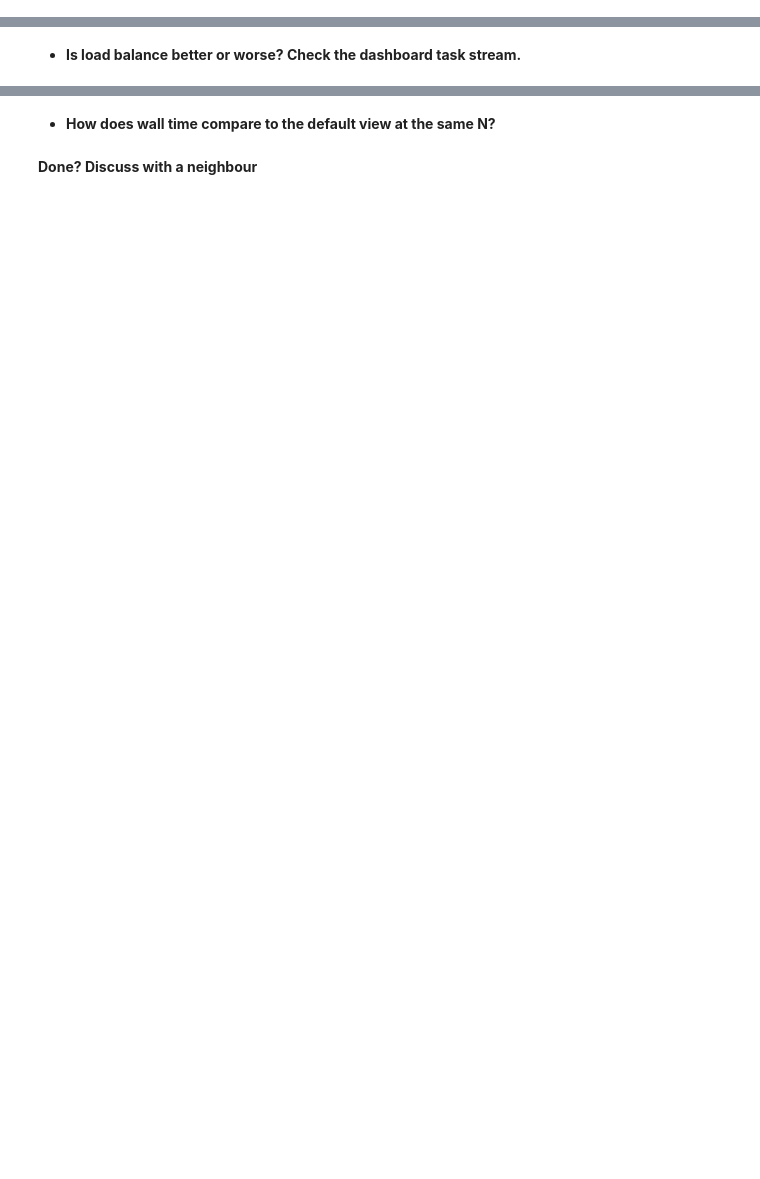
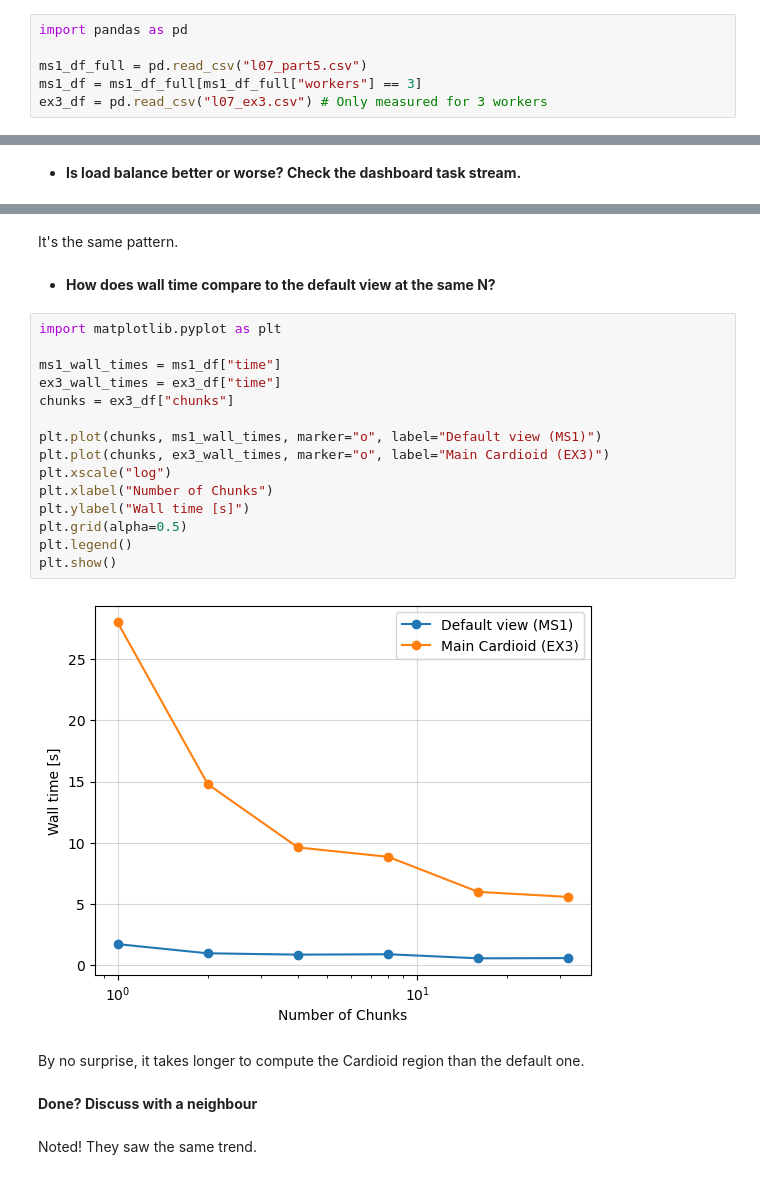
Before and after one commit to NDS8-TCP/nsc-mikkel, a Jupyter notebook: l07_exercises.ipynb, the cells around one changed output, grey strips where cells are left out. Saved outputs shown, nothing was run; the diff lists cells and outputs as text; blank space fills up the shorter version.

```diff
--- a/l07_exercises.ipynb
+++ b/l07_exercises.ipynb
@@ -500,4 +522,10 @@ Overall, work utilisation remains high, and the colours are the same.
 # %% [markdown]
 **Run the chunk sweep and compare with your M1 results:**
+# %%
+import pandas as pd
+
+ms1_df_full = pd.read_csv("l07_part5.csv")
+ms1_df = ms1_df_full[ms1_df_full["workers"] == 3]
+ex3_df = pd.read_csv("l07_ex3.csv") # Only measured for 3 workers
 # %% [markdown]
 - **Does the optimal chunk size change?**
@@ -506,4 +552,27 @@ Overall, work utilisation remains high, and the colours are the same.
+# %% [markdown]
+It's the same pattern.
 # %% [markdown]
 - **How does wall time compare to the default view at the same N?**
+# %%
+import matplotlib.pyplot as plt
+
+ms1_wall_times = ms1_df["time"]
+ex3_wall_times = ex3_df["time"]
+chunks = ex3_df["chunks"]
+
+plt.plot(chunks, ms1_wall_times, marker="o", label="Default view (MS1)")
+plt.plot(chunks, ex3_wall_times, marker="o", label="Main Cardioid (EX3)")
+plt.xscale("log")
+plt.xlabel("Number of Chunks")
+plt.ylabel("Wall time [s]")
+plt.grid(alpha=0.5)
+plt.legend()
+plt.show()
+# %% [output]
+[figure, added]
+# %% [markdown]
+By no surprise, it takes longer to compute the Cardioid region than the default one.
 # %% [markdown]
 ****Done?** Discuss with a neighbour**
+# %% [markdown]
+Noted! They saw the same trend.
```
Also changed, not shown: parts of 5 cells of this notebook, 2 other files.
